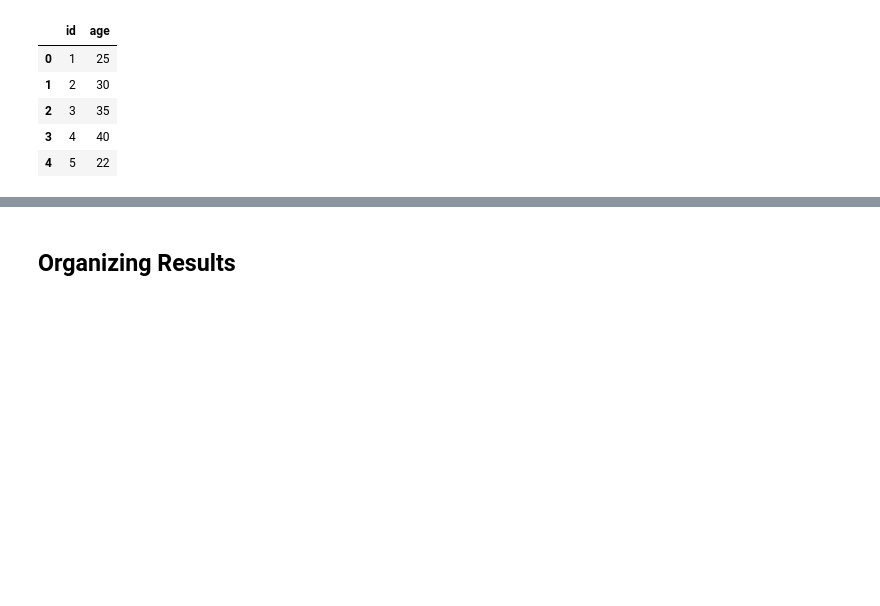
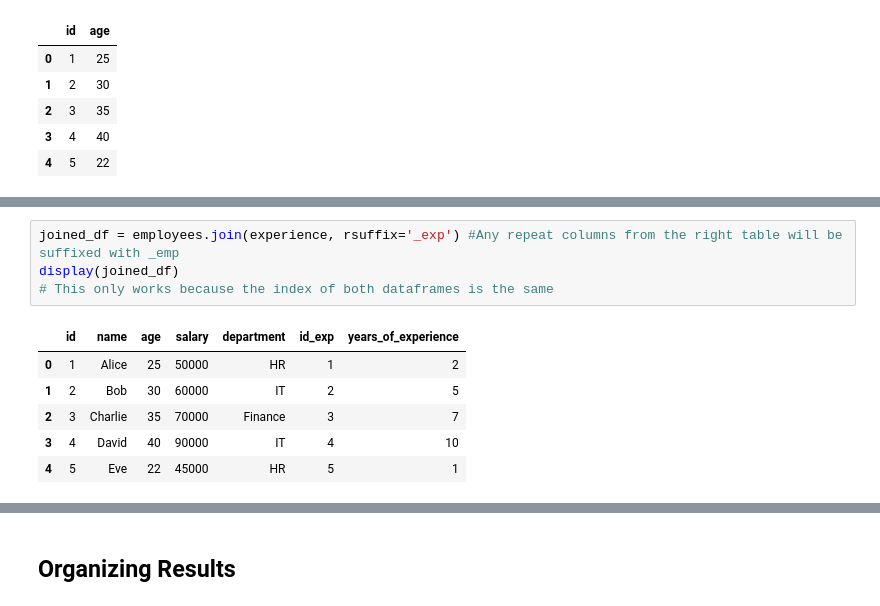
Before and after one commit to ericfflynn/pandas-cheat-sheet, a Jupyter notebook: pandas_cheat_sheet.ipynb, the cells around one changed output, grey strips where cells are left out. Cells and saved outputs as stored; diff of their text form; blank space fills up the shorter version.

```diff
--- a/pandas_cheat_sheet.ipynb
+++ b/pandas_cheat_sheet.ipynb
@@ -132,0 +253,11 @@ df.loc[row_label, column_label]
+# %%
+joined_df = employees.join(experience, rsuffix='_exp') #Any repeat columns from the right table will be suffixed with _emp
+display(joined_df)
+# This only works because the index of both dataframes is the same
+# %% [output]
+|  | id | name | age | salary | department | id_exp | years_of_experience |
+| 0 | 1 | Alice | 25 | 50000 | HR | 1 | 2 |
+| 1 | 2 | Bob | 30 | 60000 | IT | 2 | 5 |
+| 2 | 3 | Charlie | 35 | 70000 | Finance | 3 | 7 |
+| 3 | 4 | David | 40 | 90000 | IT | 4 | 10 |
+| 4 | 5 | Eve | 22 | 45000 | HR | 5 | 1 |
```
Also changed, not shown: parts of 59 cells of this notebook, 3 other files.
